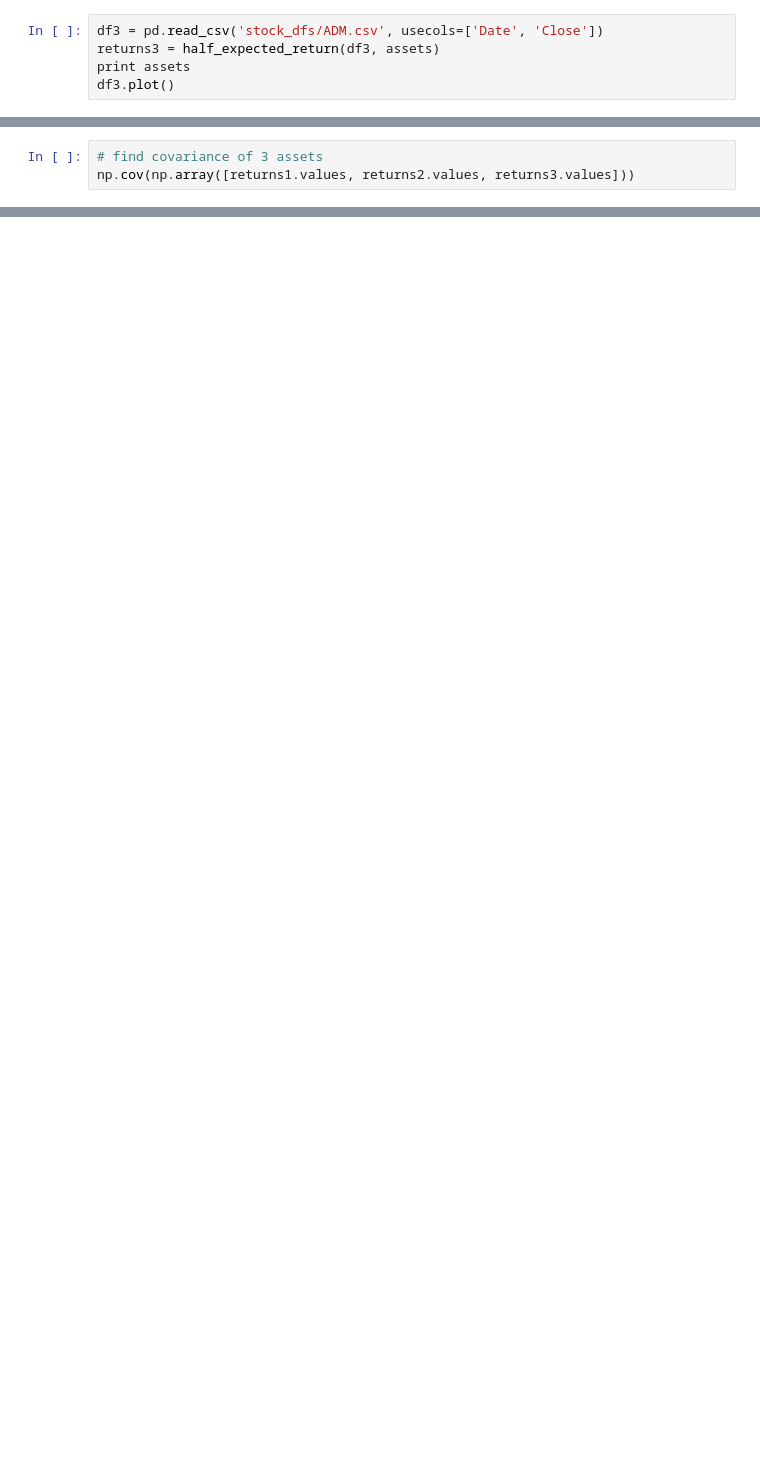
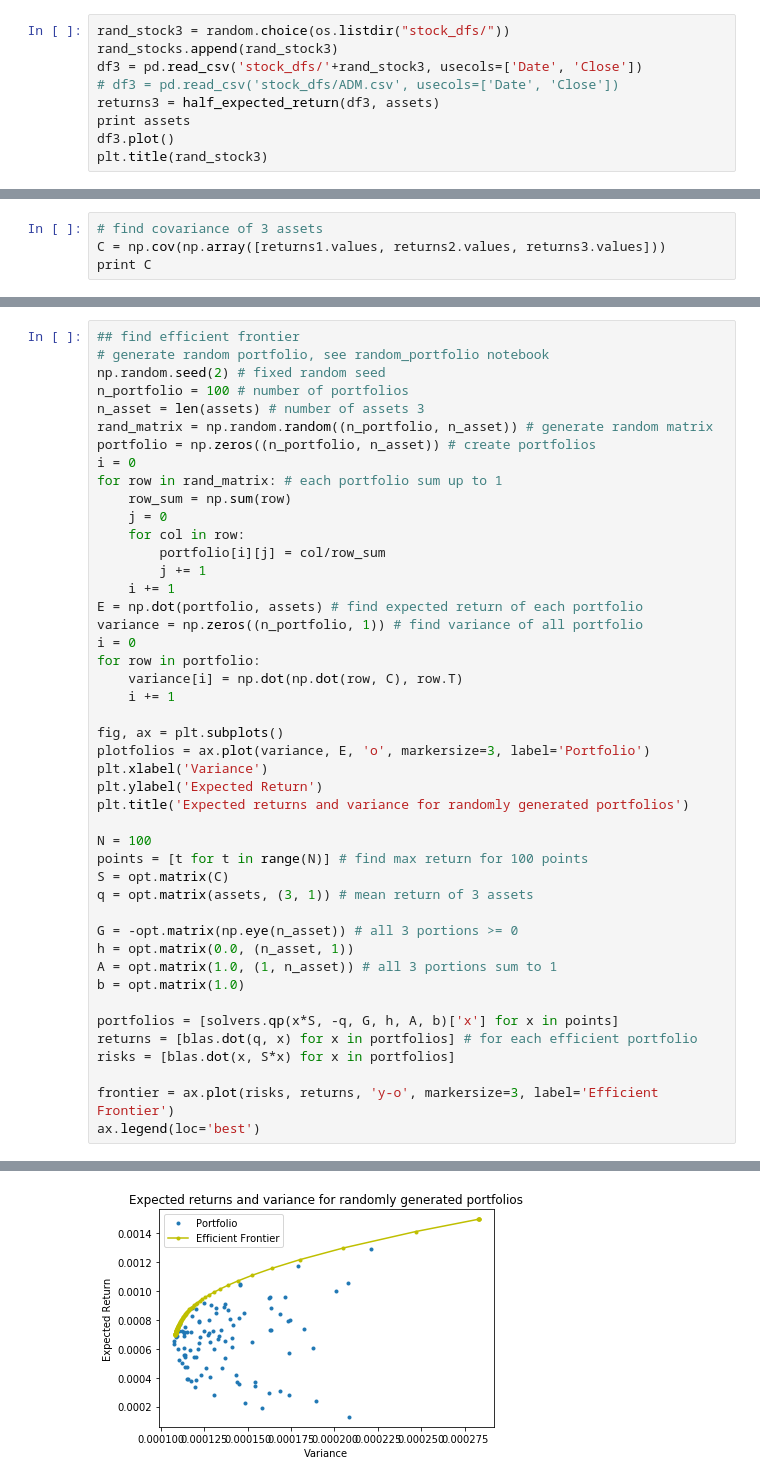
Before and after one commit to reubenng/compfinance, a Jupyter notebook: ftse3portfolio.ipynb, the cells around one changed output, grey strips where cells are left out. Cells and saved outputs as stored; diff of their text form; blank space fills up the shorter version.

Commit message:
compare efficient with naive portfolio

```diff
--- a/ftse3portfolio.ipynb
+++ b/ftse3portfolio.ipynb
@@ -83,6 +54,10 @@ Name: Close, Length: 374, dtype: float64
 # %%
-df3 = pd.read_csv('stock_dfs/ADM.csv', usecols=['Date', 'Close'])
+rand_stock3 = random.choice(os.listdir("stock_dfs/"))
+rand_stocks.append(rand_stock3)
+df3 = pd.read_csv('stock_dfs/'+rand_stock3, usecols=['Date', 'Close'])
+# df3 = pd.read_csv('stock_dfs/ADM.csv', usecols=['Date', 'Close'])
 returns3 = half_expected_return(df3, assets)
 print assets
 df3.plot()
+plt.title(rand_stock3)
 # %% [output]
@@ -92,4 +67,5 @@ df3.plot()
 # %%
 # find covariance of 3 assets
-np.cov(np.array([returns1.values, returns2.values, returns3.values]))
+C = np.cov(np.array([returns1.values, returns2.values, returns3.values]))
+print C
 # %% [output]
@@ -98,0 +75,46 @@ array([[2.17421103e-04, 1.62632372e-04, 9.49869781e-05],
+# %%
+## find efficient frontier
+# generate random portfolio, see random_portfolio notebook
+np.random.seed(2) # fixed random seed
+n_portfolio = 100 # number of portfolios
+n_asset = len(assets) # number of assets 3
+rand_matrix = np.random.random((n_portfolio, n_asset)) # generate random matrix
+portfolio = np.zeros((n_portfolio, n_asset)) # create portfolios
+i = 0
+for row in rand_matrix: # each portfolio sum up to 1
+    row_sum = np.sum(row)
+    j = 0
+    for col in row:
+        portfolio[i][j] = col/row_sum
+        j += 1
+    i += 1
+E = np.dot(portfolio, assets) # find expected return of each portfolio
+variance = np.zeros((n_portfolio, 1)) # find variance of all portfolio
+i = 0
+for row in portfolio:
+    variance[i] = np.dot(np.dot(row, C), row.T)
+    i += 1
+
+fig, ax = plt.subplots()
+plotfolios = ax.plot(variance, E, 'o', markersize=3, label='Portfolio')
+plt.xlabel('Variance')
+plt.ylabel('Expected Return')
+plt.title('Expected returns and variance for randomly generated portfolios')
+
+N = 100
+points = [t for t in range(N)] # find max return for 100 points
+S = opt.matrix(C)
+q = opt.matrix(assets, (3, 1)) # mean return of 3 assets
+
+G = -opt.matrix(np.eye(n_asset)) # all 3 portions >= 0
+h = opt.matrix(0.0, (n_asset, 1))
+A = opt.matrix(1.0, (1, n_asset)) # all 3 portions sum to 1
+b = opt.matrix(1.0)
+
+portfolios = [solvers.qp(x*S, -q, G, h, A, b)['x'] for x in points]
+returns = [blas.dot(q, x) for x in portfolios] # for each efficient portfolio
+risks = [blas.dot(x, S*x) for x in portfolios]
+
+frontier = ax.plot(risks, returns, 'y-o', markersize=3, label='Efficient Frontier')
+ax.legend(loc='best')
+# %% [output]
@@ -98,0 +139 @@ array([[2.17421103e-04, 1.62632372e-04, 9.49869781e-05],
+[figure, added]
```
Also changed, not shown: parts of 14 cells of this notebook.
